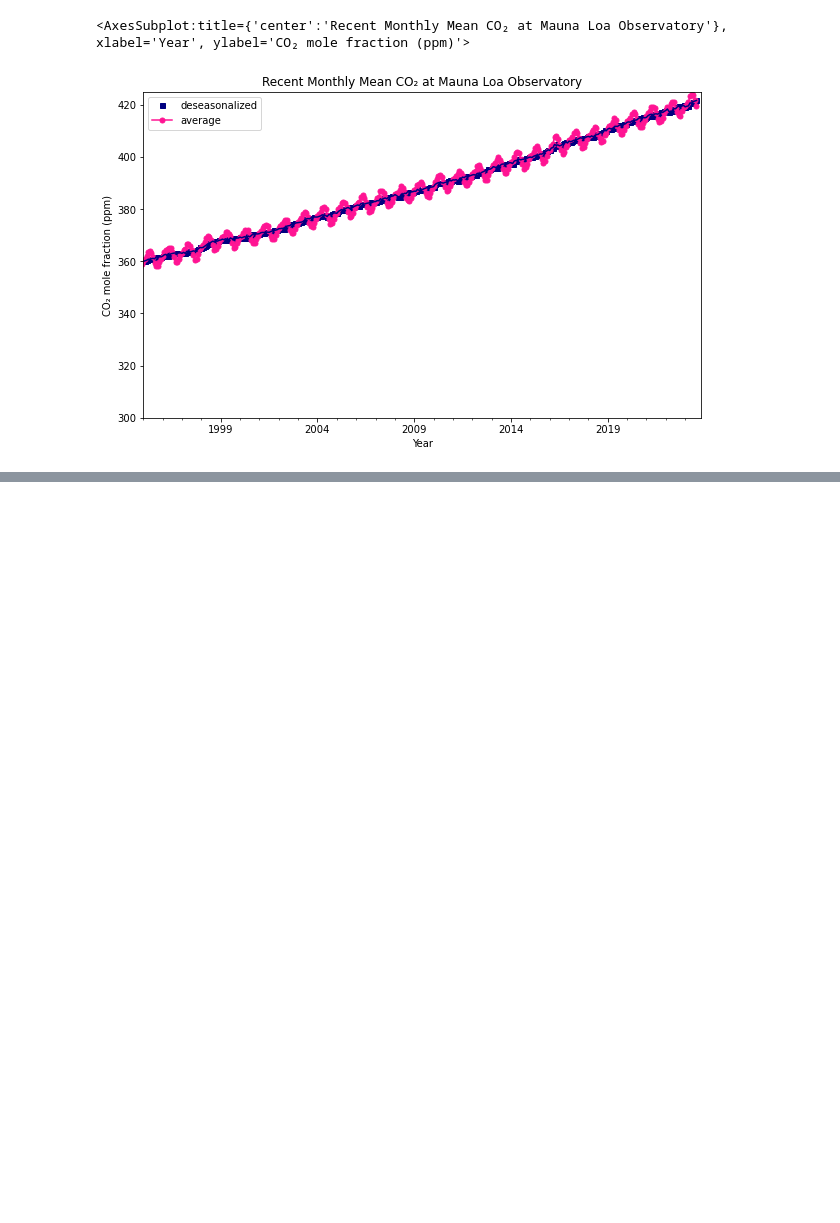
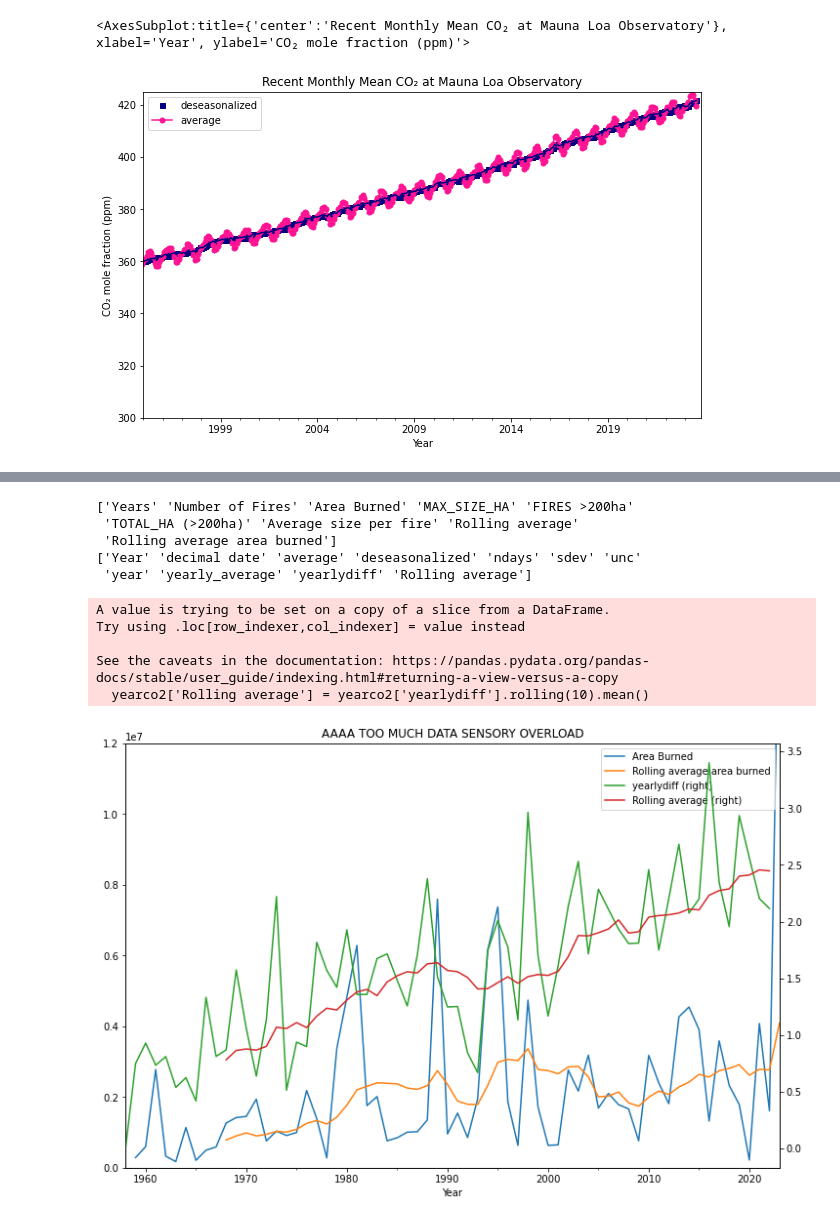
Before and after one commit to dontloseyourkeys/lab2-310, a Jupyter notebook: AsiaLab2.ipynb, the cells around one changed output, grey strips where cells are left out. Cells and saved outputs as stored; diff of their text form; code cells hidden in the pictures; blank space fills up the shorter version.

```diff
--- a/AsiaLab2.ipynb
+++ b/AsiaLab2.ipynb
@@ -221,0 +153,36 @@ plt.show()
+# %%
+#import matplotlib.pyplot as plt
+
+print(wfdata.columns.values)
+print(yearco2.columns.values)
+
+
+
+
+#fire data lines
+wfdata['Rolling average area burned'] = wfdata['Area Burned'].rolling(10).mean()
+ax1 = wfdata.plot.line(x='Years', y= 'Area Burned',
+                     figsize= (12, 8), title = 'AAAA TOO MUCH DATA SENSORY OVERLOAD',
+                     ylim=(0,12000000)
+                     )
+ax2 = wfdata.plot.line(x='Years', y='Rolling average area burned', ax= ax1)
+
+#co2lines
+yearco2['Rolling average'] = yearco2['yearlydiff'].rolling(10).mean()
+ax5 = yearco2.plot.line(x= 'Year', y= 'yearlydiff', stacked= True,  ax= ax1,
+                         secondary_y=True, sharex= True)
+ax4= yearco2.plot.line(x='Year', y='Rolling average', ax= ax5, secondary_y= True)
+#ax.right_ax.set_ylim(0,4)
+plt.show()
+# %% [output]
+['Years' 'Number of Fires' 'Area Burned' 'MAX_SIZE_HA' 'FIRES >200ha'
+ 'TOTAL_HA (>200ha)' 'Average size per fire' 'Rolling average'
+ 'Rolling average area burned']
+['Year' 'decimal date' 'average' 'deseasonalized' 'ndays' 'sdev' 'unc'
+ 'year' 'yearly_average' 'yearlydiff' 'Rolling average']
+A value is trying to be set on a copy of a slice from a DataFrame.
+Try using .loc[row_indexer,col_indexer] = value instead
+
+See the caveats in the documentation: https://pandas.pydata.org/pandas-docs/stable/user_guide/indexing.html#returning-a-view-versus-a-copy
+  yearco2['Rolling average'] = yearco2['yearlydiff'].rolling(10).mean()
+[figure, added]
```
Also changed, not shown: parts of 9 cells of this notebook.
